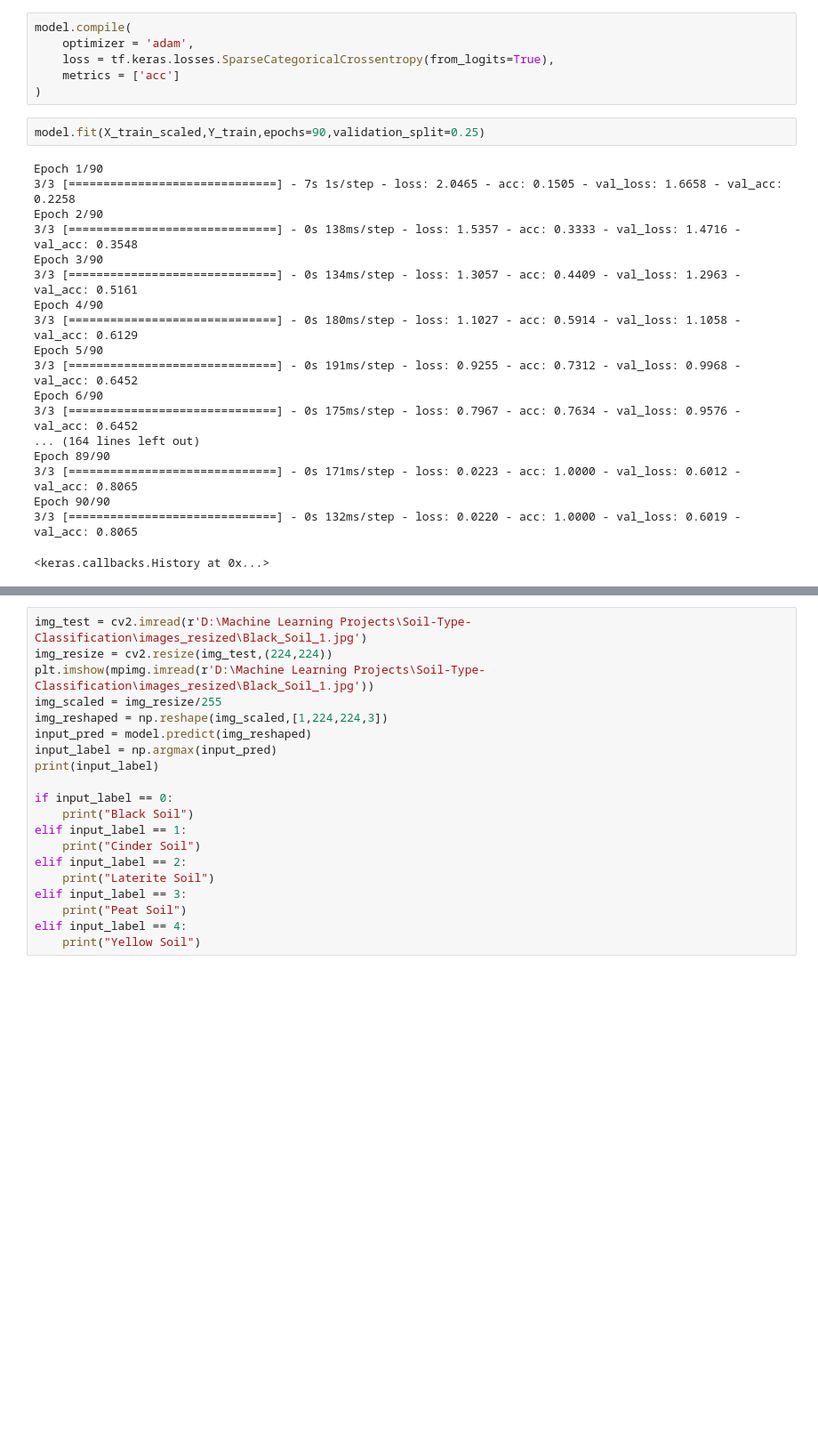
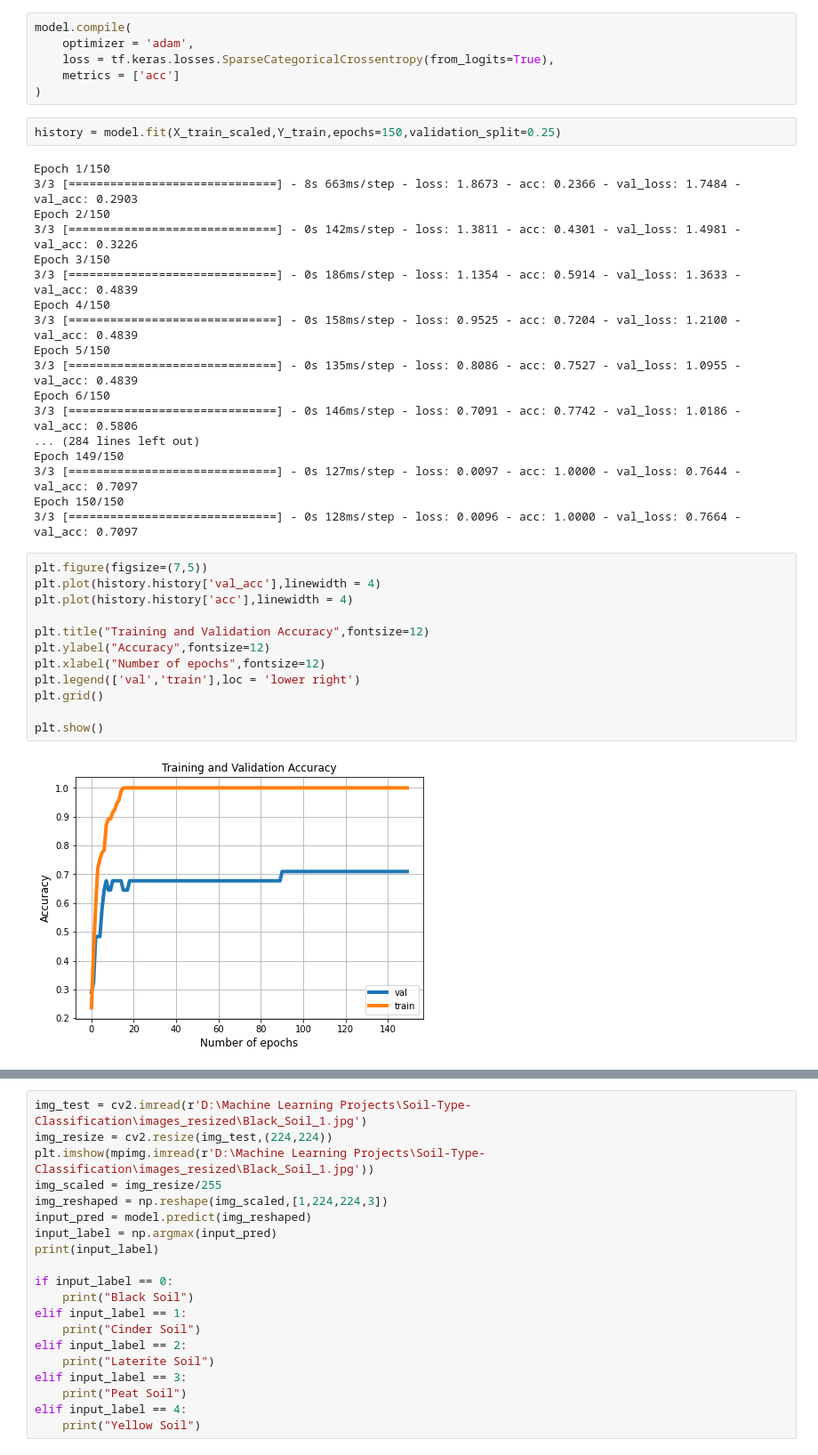
Before and after one commit to souvik0306/Soil-Type-Classification, a Jupyter notebook: soil.ipynb, the cells around one changed output, grey strips where cells are left out. Shown at 89% size. Saved outputs shown, nothing was run; the diff lists cells and outputs as text; blank space fills up the shorter version.

```diff
--- a/soil.ipynb
+++ b/soil.ipynb
@@ -191,23 +191,36 @@ model.compile(
     metrics = ['acc']
 )
 # %%
-model.fit(X_train_scaled,Y_train,epochs=90,validation_split=0.25)
+history = model.fit(X_train_scaled,Y_train,epochs=150,validation_split=0.25)
 # %% [output]
-Epoch 1/90
-3/3 [==============================] - 7s 1s/step - loss: 2.0465 - acc: 0.1505 - val_loss: 1.6658 - val_acc: 0.2258
-Epoch 2/90
-3/3 [==============================] - 0s 138ms/step - loss: 1.5357 - acc: 0.3333 - val_loss: 1.4716 - val_acc: 0.3548
-Epoch 3/90
-3/3 [==============================] - 0s 134ms/step - loss: 1.3057 - acc: 0.4409 - val_loss: 1.2963 - val_acc: 0.5161
-Epoch 4/90
-3/3 [==============================] - 0s 180ms/step - loss: 1.1027 - acc: 0.5914 - val_loss: 1.1058 - val_acc: 0.6129
-Epoch 5/90
-3/3 [==============================] - 0s 191ms/step - loss: 0.9255 - acc: 0.7312 - val_loss: 0.9968 - val_acc: 0.6452
-Epoch 6/90
-3/3 [==============================] - 0s 175ms/step - loss: 0.7967 - acc: 0.7634 - val_loss: 0.9576 - val_acc: 0.6452
-... (164 lines left out)
-Epoch 89/90
-3/3 [==============================] - 0s 171ms/step - loss: 0.0223 - acc: 1.0000 - val_loss: 0.6012 - val_acc: 0.8065
-Epoch 90/90
-3/3 [==============================] - 0s 132ms/step - loss: 0.0220 - acc: 1.0000 - val_loss: 0.6019 - val_acc: 0.8065
+Epoch 1/150
+3/3 [==============================] - 8s 663ms/step - loss: 1.8673 - acc: 0.2366 - val_loss: 1.7484 - val_acc: 0.2903
+Epoch 2/150
+3/3 [==============================] - 0s 142ms/step - loss: 1.3811 - acc: 0.4301 - val_loss: 1.4981 - val_acc: 0.3226
+Epoch 3/150
+3/3 [==============================] - 0s 186ms/step - loss: 1.1354 - acc: 0.5914 - val_loss: 1.3633 - val_acc: 0.4839
+Epoch 4/150
+3/3 [==============================] - 0s 158ms/step - loss: 0.9525 - acc: 0.7204 - val_loss: 1.2100 - val_acc: 0.4839
+Epoch 5/150
+3/3 [==============================] - 0s 135ms/step - loss: 0.8086 - acc: 0.7527 - val_loss: 1.0955 - val_acc: 0.4839
+Epoch 6/150
+3/3 [==============================] - 0s 146ms/step - loss: 0.7091 - acc: 0.7742 - val_loss: 1.0186 - val_acc: 0.5806
+... (284 lines left out)
+Epoch 149/150
+3/3 [==============================] - 0s 127ms/step - loss: 0.0097 - acc: 1.0000 - val_loss: 0.7644 - val_acc: 0.7097
+Epoch 150/150
+3/3 [==============================] - 0s 128ms/step - loss: 0.0096 - acc: 1.0000 - val_loss: 0.7664 - val_acc: 0.7097
-<keras.callbacks.History at 0x...>
+# %%
+plt.figure(figsize=(7,5))
+plt.plot(history.history['val_acc'],linewidth = 4)
+plt.plot(history.history['acc'],linewidth = 4)
+
+plt.title("Training and Validation Accuracy",fontsize=12)
+plt.ylabel("Accuracy",fontsize=12)
+plt.xlabel("Number of epochs",fontsize=12)
+plt.legend(['val','train'],loc = 'lower right')
+plt.grid()
+
+plt.show()
+# %% [output]
+[figure, added]
```
Also changed, not shown: parts of 6 cells of this notebook.
